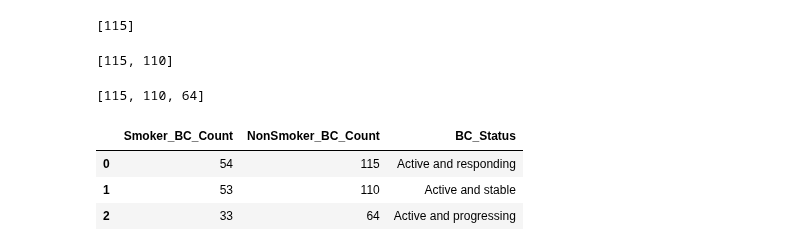
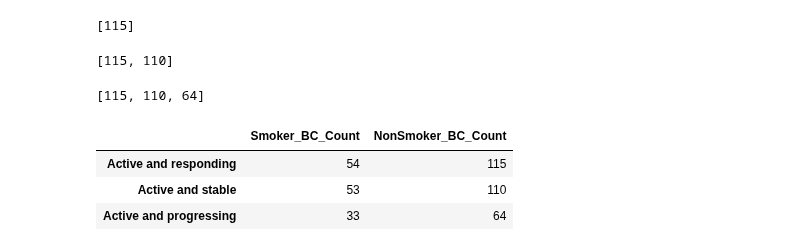
Before and after one commit to HSaleem352/Bootcamp-Project1, a Jupyter notebook: data_cleaning_MB.ipynb, the cells around one changed output. Saved outputs shown, nothing was run; the diff lists cells and outputs as text; code cells hidden in the pictures.

```diff
--- a/data_cleaning_MB.ipynb
+++ b/data_cleaning_MB.ipynb
@@ -209,18 +209,19 @@ print(NonSmoker_BC_Count)
 # %% [output]
 [115, 110, 64]
 # %%
+# Creating a data frame which includes both the Smoker_BC_Count & NonSmoker_BC_Count for comparison as well as plotting.
 BC_Status = ["Active and responding", "Active and stable" , "Active and progressing"]
 Smoker_NonSmoker_BC_DF = pd.DataFrame (
     {
         "Smoker_BC_Count" : Smoker_BC_Count,
-        "NonSmoker_BC_Count" : NonSmoker_BC_Count,
-        "BC_Status" : BC_Status
-    }
+        "NonSmoker_BC_Count" : NonSmoker_BC_Count},
+        index = BC_Status
+
 )
 
 Smoker_NonSmoker_BC_DF
 # %% [output]
-|  | Smoker_BC_Count | NonSmoker_BC_Count | BC_Status |
-| 0 | 54 | 115 | Active and responding |
-| 1 | 53 | 110 | Active and stable |
-| 2 | 33 | 64 | Active and progressing |
+|  | Smoker_BC_Count | NonSmoker_BC_Count |
+| Active and responding | 54 | 115 |
+| Active and stable | 53 | 110 |
+| Active and progressing | 33 | 64 |
```
Also changed, not shown: parts of 5 cells of this notebook, 2 other files.
